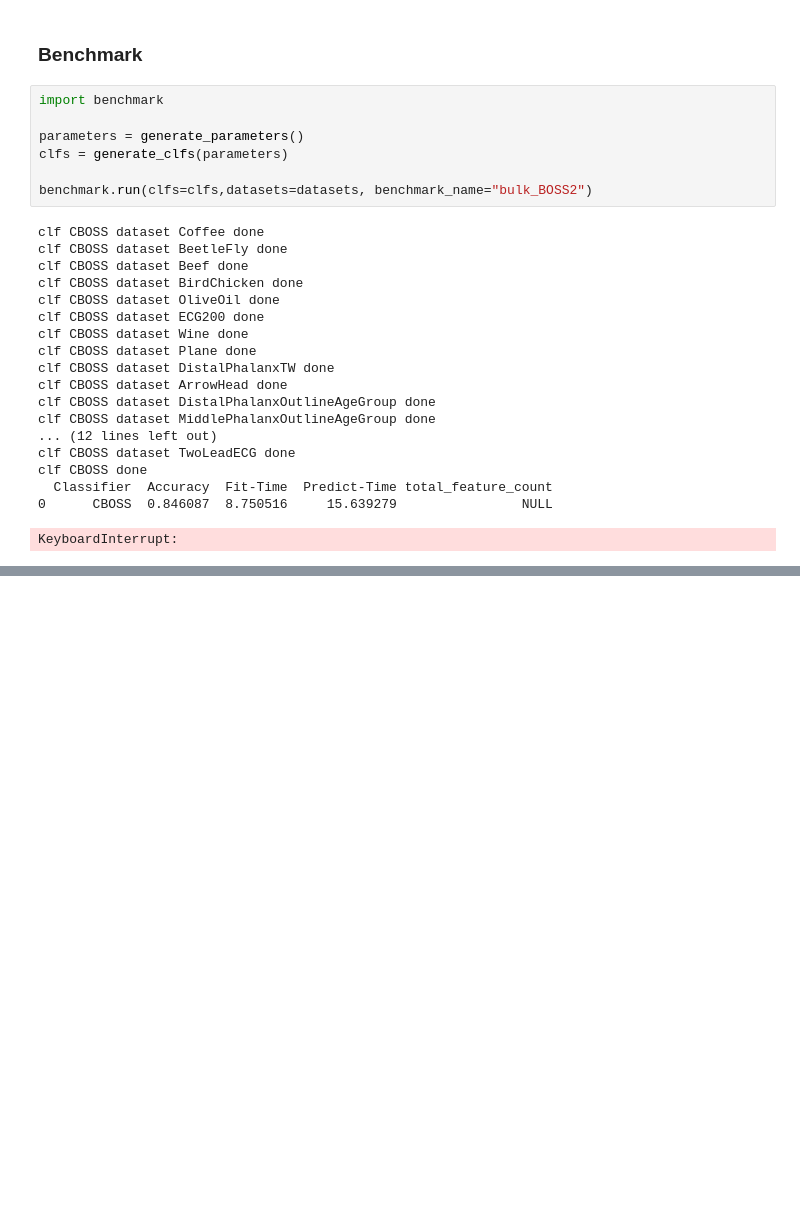
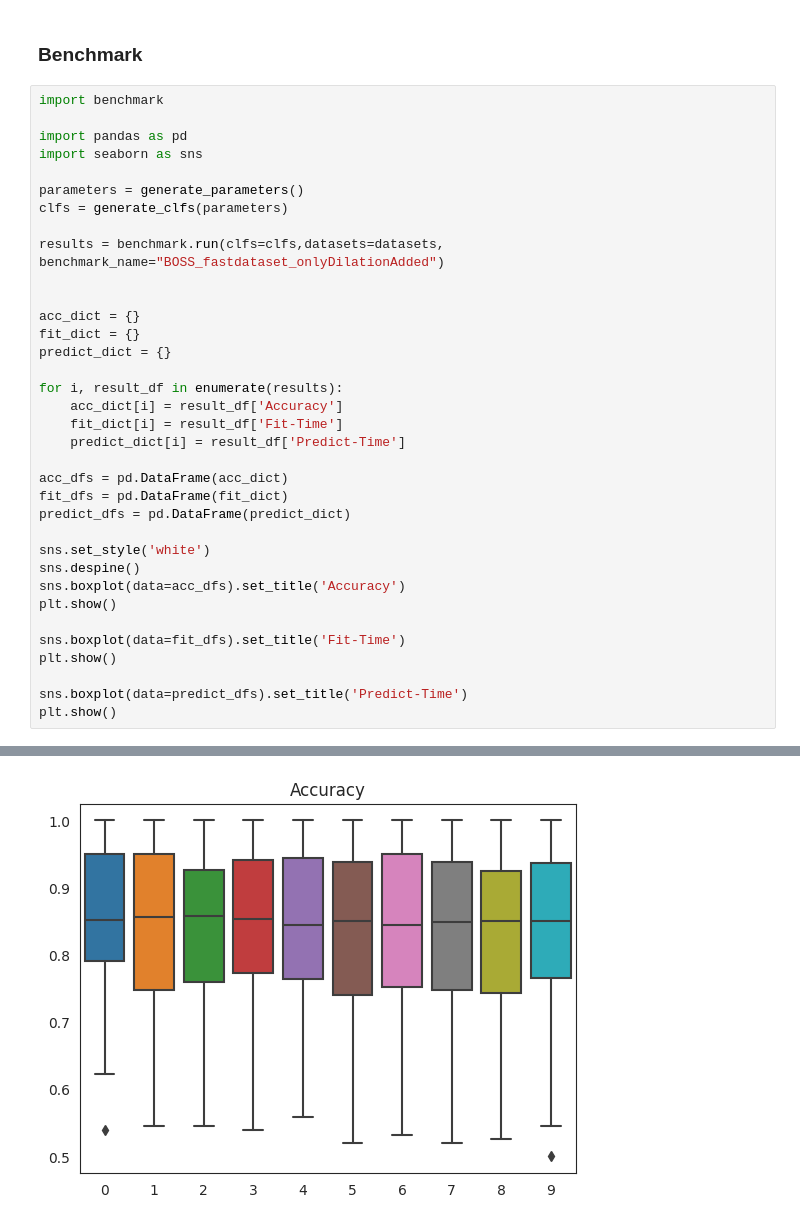
Before and after one commit to r00tk1d/dilation_evaluation, a Jupyter notebook: benchmark/BOSS.ipynb, the cells around one changed output, grey strips where cells are left out. Drawn from its saved outputs; the diff is of its cells as text; blank space fills up the shorter version.

```diff
--- a/benchmark/BOSS.ipynb
+++ b/benchmark/BOSS.ipynb
@@ -346,29 +346,39 @@ def generate_clfs(possible_parameters):
     return clfs
 # %% [markdown]
 ### Benchmark ###
-# %%
-import benchmark
-
-parameters = generate_parameters()
-clfs = generate_clfs(parameters)
-
-benchmark.run(clfs=clfs,datasets=datasets, benchmark_name="bulk_BOSS2")
-# %% [output]
-clf CBOSS dataset Coffee done
-clf CBOSS dataset BeetleFly done
-clf CBOSS dataset Beef done
-clf CBOSS dataset BirdChicken done
-clf CBOSS dataset OliveOil done
-clf CBOSS dataset ECG200 done
-clf CBOSS dataset Wine done
-clf CBOSS dataset Plane done
-clf CBOSS dataset DistalPhalanxTW done
-clf CBOSS dataset ArrowHead done
-clf CBOSS dataset DistalPhalanxOutlineAgeGroup done
-clf CBOSS dataset MiddlePhalanxOutlineAgeGroup done
-... (12 lines left out)
-clf CBOSS dataset TwoLeadECG done
-clf CBOSS done
-  Classifier  Accuracy  Fit-Time  Predict-Time total_feature_count
-0      CBOSS  0.846087  8.750516     15.639279                NULL
-KeyboardInterrupt:
+# %%
+import benchmark
+
+import pandas as pd
+import seaborn as sns
+
+parameters = generate_parameters()
+clfs = generate_clfs(parameters)
+
+results = benchmark.run(clfs=clfs,datasets=datasets, benchmark_name="BOSS_fastdataset_onlyDilationAdded")
+
+
+acc_dict = {}
+fit_dict = {}
+predict_dict = {}
+
+for i, result_df in enumerate(results):
+    acc_dict[i] = result_df['Accuracy']
+    fit_dict[i] = result_df['Fit-Time']
+    predict_dict[i] = result_df['Predict-Time']
+
+acc_dfs = pd.DataFrame(acc_dict)
+fit_dfs = pd.DataFrame(fit_dict)
+predict_dfs = pd.DataFrame(predict_dict)
+
+sns.set_style('white')
+sns.despine()
+sns.boxplot(data=acc_dfs).set_title('Accuracy')
+plt.show()
+
+sns.boxplot(data=fit_dfs).set_title('Fit-Time')
+plt.show()
+
+sns.boxplot(data=predict_dfs).set_title('Predict-Time')
+plt.show()
+# %% [output]
@@ -374,0 +402 @@ KeyboardInterrupt:
+[figure, added]
```
Also changed, not shown: parts of 2 cells of this notebook, 13 other files.
